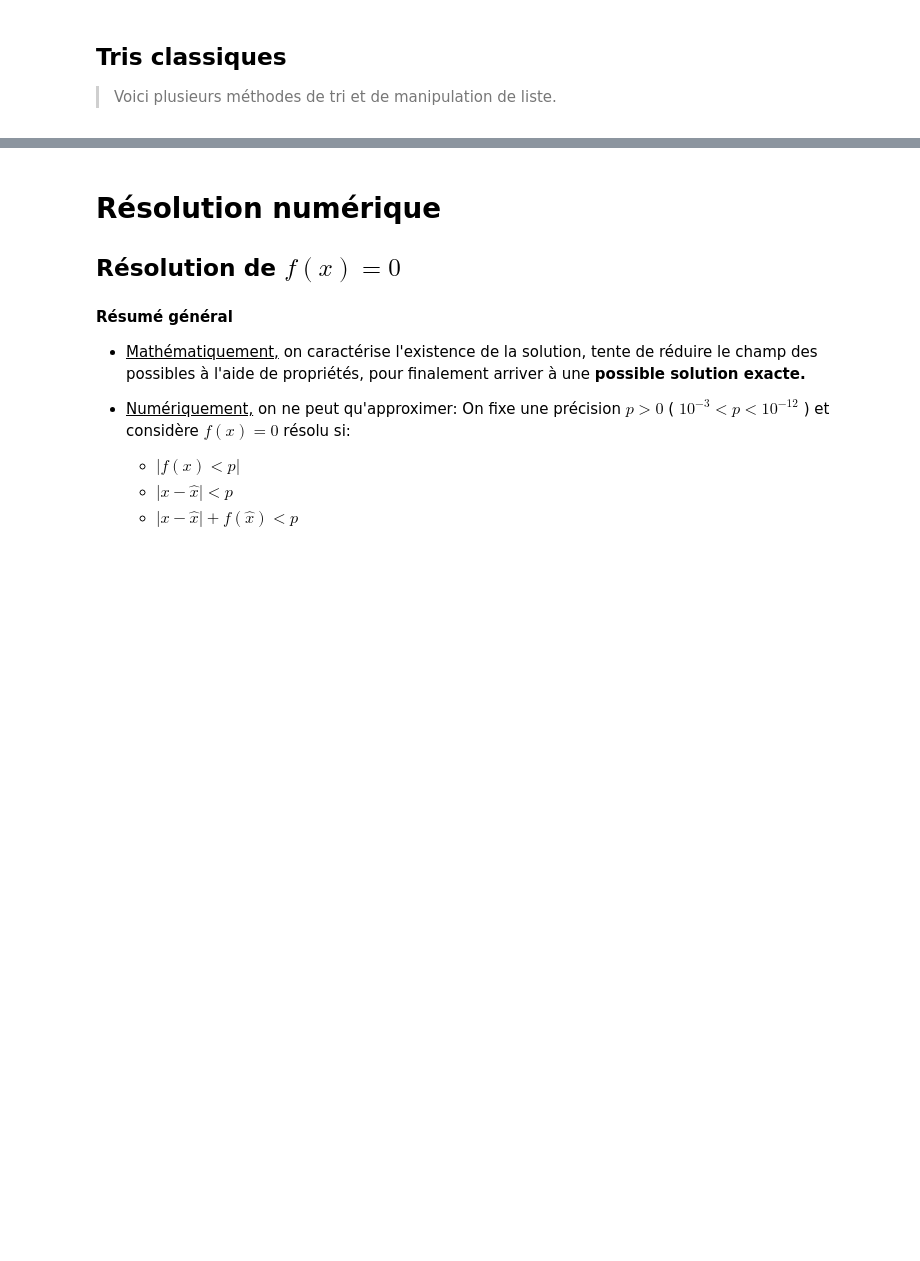
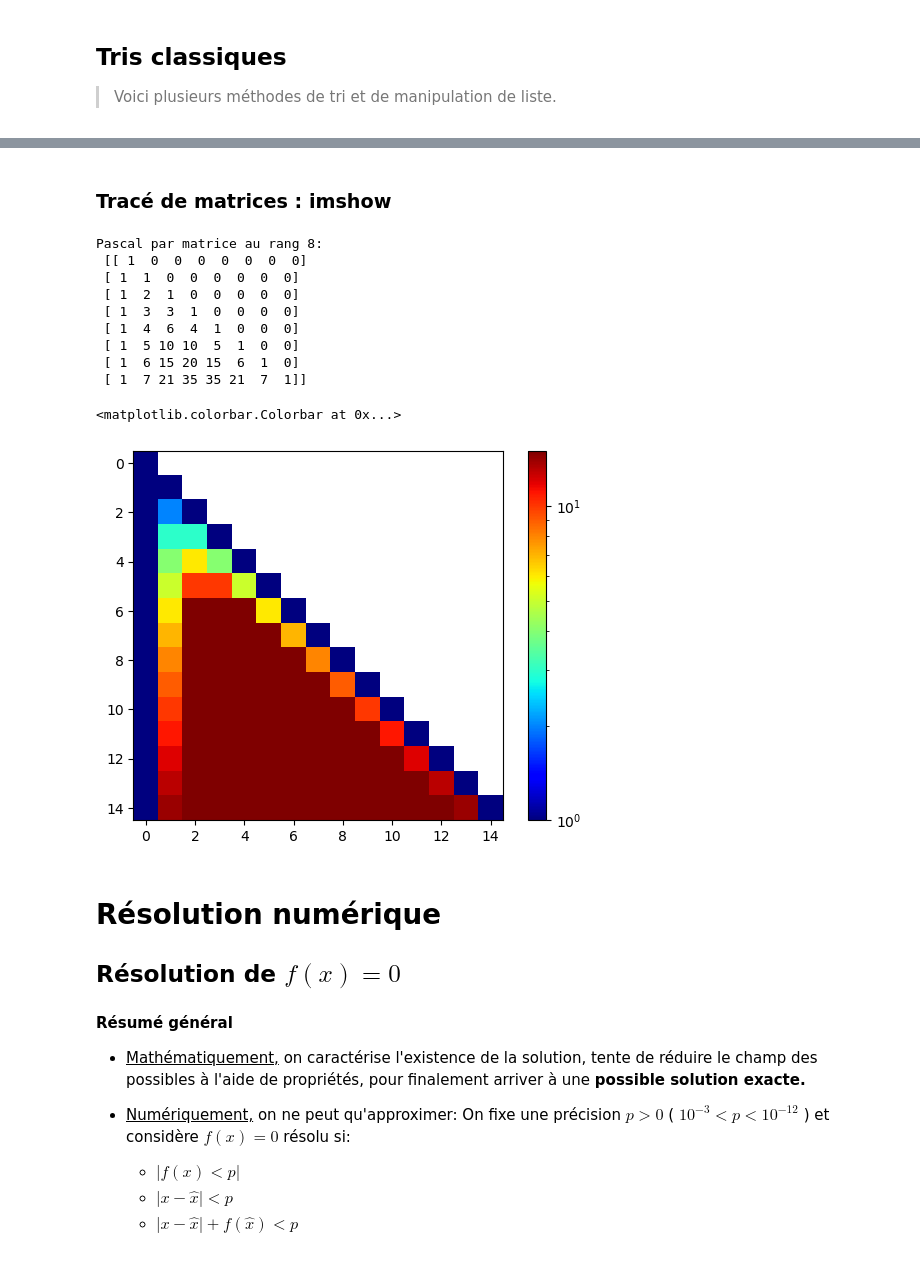
Before and after one commit to Alpha13e/Fac-save_14-02-25, a Jupyter notebook: fichiers publiables/Cours_python.ipynb, the cells around one changed output, grey strips where cells are left out. Saved outputs shown, nothing was run; the diff lists cells and outputs as text; code cells hidden in the pictures; blank space fills up the shorter version.

```diff
--- a/fichiers publiables/Cours_python.ipynb
+++ b/fichiers publiables/Cours_python.ipynb
@@ -235,3 +282,39 @@ def partition (T:list[float],g:int,d:int):
+# %% [markdown]
+### Tracé de matrices : imshow
+# %%
+import numpy as np
+def pascal(n:int)->list[list[int]]:
+    """Renvoie le tableau de Pascal"""
+    l=np.zeros((n,n),dtype=int)
+    l[:,0]=1
+    for i in range(n-1):
+        for j in range(n-1):
+            l[i+1,j+1]=l[i,j]+l[i,j+1]
+    return l
+
+p=pascal(15) # Modifier pour obtenir une résolution différente
+print("Pascal par matrice au rang 8:\n",pascal(8))
+
+import matplotlib.pyplot as plt
+from matplotlib.colors import LogNorm # pour de meilleures couleurs
+
+f=plt.imshow(p,
+           cmap="jet",
+           norm=LogNorm(vmin=1,vmax=len(p)))
+plt.colorbar(f)
+# De meilleurs couleurs existent sûrement
+# %% [output]
+Pascal par matrice au rang 8:
+ [[ 1  0  0  0  0  0  0  0]
+ [ 1  1  0  0  0  0  0  0]
+ [ 1  2  1  0  0  0  0  0]
+ [ 1  3  3  1  0  0  0  0]
+ [ 1  4  6  4  1  0  0  0]
+ [ 1  5 10 10  5  1  0  0]
+ [ 1  6 15 20 15  6  1  0]
+ [ 1  7 21 35 35 21  7  1]]
+<matplotlib.colorbar.Colorbar at 0x...>
+[figure, added]
 # %% [markdown]
 # Résolution numérique
 
```
Also changed, not shown: parts of 6 cells of this notebook.
